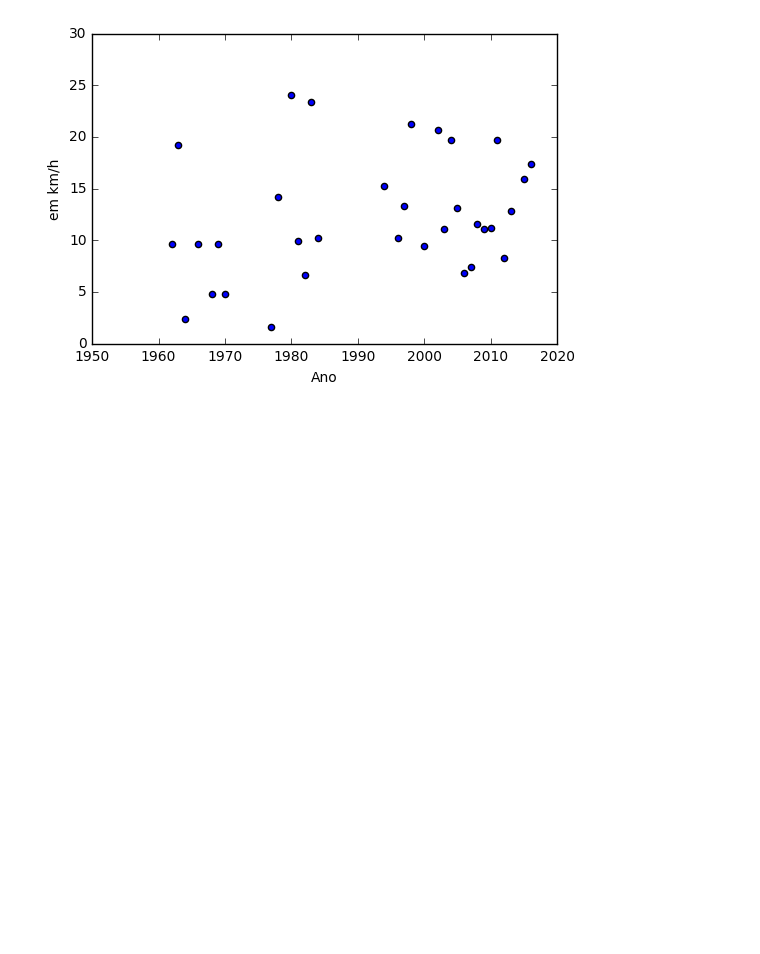
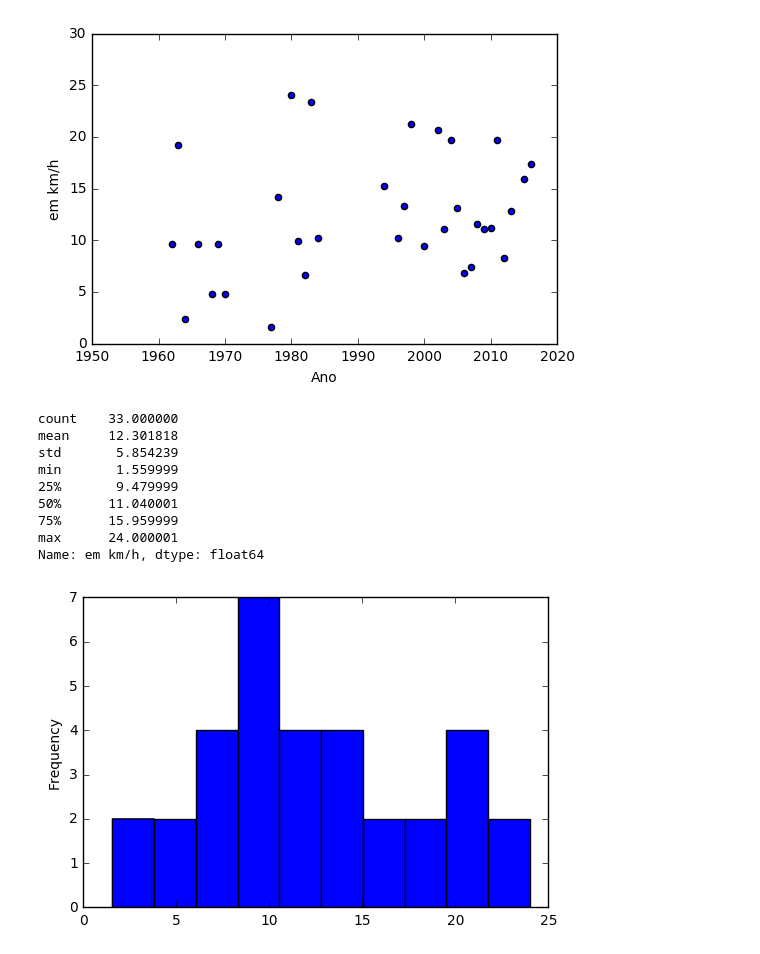
Before and after one commit to jvitorfromhell/icd-meteorologia, a Jupyter notebook: analise.ipynb, the cells around one changed output. Cells and saved outputs as stored; diff of their text form; code cells hidden in the pictures; blank space fills up the shorter version.

```diff
--- a/analise.ipynb
+++ b/analise.ipynb
@@ -130,14 +156,27 @@ saoMiguel.join(outubros, lsuffix=' Sao Miguel', rsuffix=' Acumulada em Outubro')
 # %%
-# Mito 2: vento de finados
+# Mito 3: vento de finados
 
 vento = dados[['Dia', 'Mes', 'Ano', 'Hora', 'Velocidade do Vento Media']].copy()
 vento = vento[vento.Hora == 0].drop(['Hora'], axis=1).reset_index().drop(['index'], axis=1)
+vento['em km/h'] = vento['Velocidade do Vento Media'].apply(lambda v : v * 3.6)
 
-finados = vento[vento.Dia == '02']
-finados = finados[finados.Mes == '11'].drop(['Dia', 'Mes'], axis=1)
-finados['em km/h'] = finados['Velocidade do Vento Media'].apply(lambda v : v * 3.6)
+finados = vento[(vento.Dia == 2) & (vento.Mes == 11)].drop(['Dia', 'Mes'], axis=1)
 finados['Ano'] = finados.Ano.apply(lambda a : int(a))
 finados.plot(kind='scatter', x='Ano', y='em km/h')
 # %% [output]
 <matplotlib.axes._subplots.AxesSubplot at 0x...>
 [figure]
+# %%
+finados['em km/h'].plot(kind='hist')
+finados['em km/h'].describe()
+# %% [output]
+count    33.000000
+mean     12.301818
+std       5.854239
+min       1.559999
+25%       9.479999
+50%      11.040001
+75%      15.959999
+max      24.000001
+Name: em km/h, dtype: float64
+[figure, added]
```
Also changed, not shown: parts of 11 cells of this notebook.
